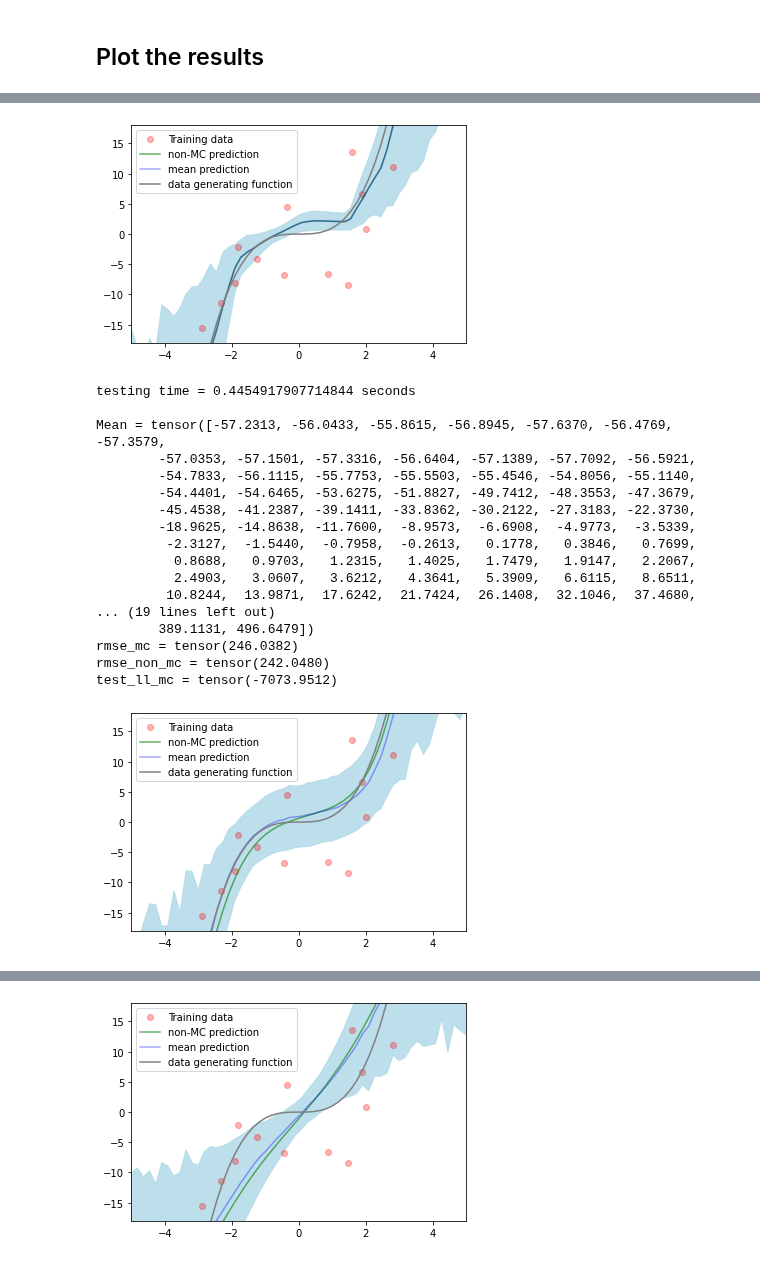
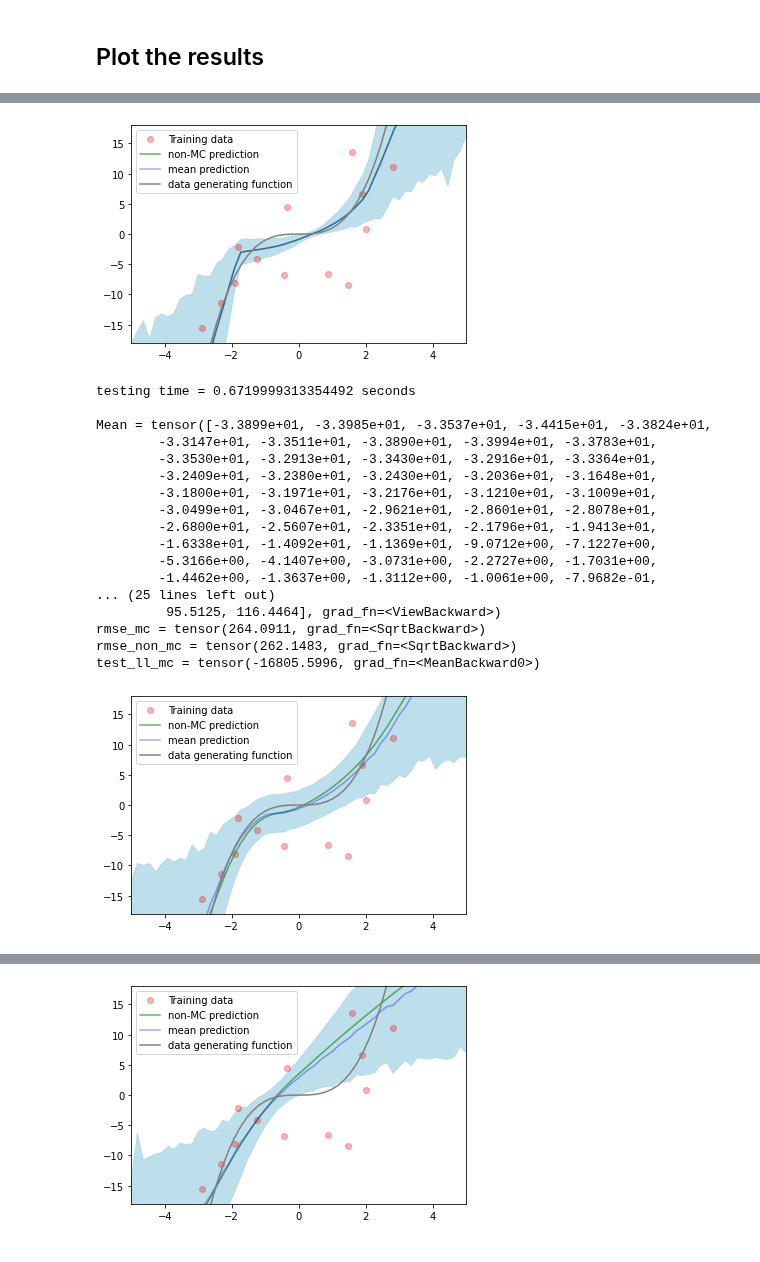
Before and after one commit to ronaldseoh/bayesian-dl-experiments, a Jupyter notebook: experiment_comparison_toy.ipynb, the cells around one changed output, grey strips where cells are left out. Drawn from its saved outputs; the diff is of its cells as text; code cells hidden in the pictures.

Commit message:
test_results/comparison_toy: testing heteroscedastic noise loss function

```diff
--- a/experiment_comparison_toy.ipynb
+++ b/experiment_comparison_toy.ipynb
@@ -137,7 +137,7 @@ dropout_rate = 0.1
 length_scale = 1e-2
 
 # tau
-tau = 0.25
+tau = 0.50
 
 # reg strength
 reg_strength = utils.reg_strength(dropout_rate, length_scale, dataset_toy_size, tau)
@@ -145,13 +145,13 @@ reg_strength = utils.reg_strength(dropout_rate, length_scale, dataset_toy_size,
 print('reg_strength = ' + str(reg_strength))
 
 # Epochs
-n_epochs = 4000
+n_epochs = 10000
 
 # Optimizer learning rate
 learning_rate = 0.001
 
 # Loss function type
-loss_function_type = 'mse_loss'
+loss_function_type = 'log_gaussian_loss'
 
 # Number of test predictions (for each data point)
 n_predictions = 1000
@@ -225,6 +225,7 @@ if do_mc_dropout:
         n_hidden=0,
         dropout_rate=dropout_rate,
         dropout_type='bernoulli',
+        learn_hetero=True,
     )
 
     uncertainty_methods['mc_dropout_tanh'] = models.FCNet(
@@ -235,6 +236,7 @@ if do_mc_dropout:
         dropout_rate=dropout_rate,
         dropout_type='bernoulli',
         nonlinear_type='tanh',
+        learn_hetero=True,
     )
 
     uncertainty_methods['mc_dropout_sigmoid'] = models.FCNet(
@@ -245,6 +247,7 @@ if do_mc_dropout:
         dropout_rate=dropout_rate,
         dropout_type='bernoulli',
         nonlinear_type='sigmoid',
+        learn_hetero=True,
     )
 
 # Vanilla Variational Inference
@@ -307,9 +310,6 @@ for key, network in uncertainty_methods.items():
             lr=learning_rate,
             weight_decay=reg_strength, # L2 regularization
         )
-
-        # Mean Squared Error for loss function to minimize
-        objective = torch.nn.MSELoss()
 
     elif isinstance(network, models.FCNetPyro):
         # Clear everything in Pyro parameter storage
@@ -365,9 +365,13 @@ for key, network in uncertainty_methods.items():
                     optimizer.zero_grad()
 
                     # forward + backward + optimize
-                    outputs = network(inputs)
+                    outputs, noise = network(inputs)
 
-                    total_loss = objective(outputs, targets)
+                    # Mean Squared Error for loss function to minimize
+                    if loss_function_type == 'mse_loss':
+                        total_loss = torch.nn.MSELoss(outputs, targets)
+                    elif loss_function_type == 'log_gaussian_loss':
+                        total_loss = utils.log_gaussian_loss(outputs, targets, noise.exp(), 1)
 
                     total_loss.backward()
 
@@ -450,7 +457,7 @@ for key, network in uncertainty_methods.items():
     # Record testing start time (for this split)
     tic_testing = time.time()
 
-    predictions_non_mc = network(X_test)
+    predictions_non_mc, _ = network(X_test)
 
     predictions, mean, var, metrics = network.predict_dist(
         X_test, n_predictions,
@@ -535,19 +542,19 @@ test_ll_mc = tensor(-4312.3398)
-[figure, old version]
+[figure, new version]
-testing time = 0.4454917907714844 seconds
+testing time = 0.6719999313354492 seconds
 
-Mean = tensor([-57.2313, -56.0433, -55.8615, -56.8945, -57.6370, -56.4769, -57.3579,
-        -57.0353, -57.1501, -57.3316, -56.6404, -57.1389, -57.7092, -56.5921,
-        -54.7833, -56.1115, -55.7753, -55.5503, -55.4546, -54.8056, -55.1140,
-        -54.4401, -54.6465, -53.6275, -51.8827, -49.7412, -48.3553, -47.3679,
-        -45.4538, -41.2387, -39.1411, -33.8362, -30.2122, -27.3183, -22.3730,
-        -18.9625, -14.8638, -11.7600,  -8.9573,  -6.6908,  -4.9773,  -3.5339,
-         -2.3127,  -1.5440,  -0.7958,  -0.2613,   0.1778,   0.3846,   0.7699,
-          0.8688,   0.9703,   1.2315,   1.4025,   1.7479,   1.9147,   2.2067,
-          2.4903,   3.0607,   3.6212,   4.3641,   5.3909,   6.6115,   8.6511,
-         10.8244,  13.9871,  17.6242,  21.7424,  26.1408,  32.1046,  37.4680,
-... (19 lines left out)
-        389.1131, 496.6479])
-rmse_mc = tensor(246.0382)
-rmse_non_mc = tensor(242.0480)
-test_ll_mc = tensor(-7073.9512)
+Mean = tensor([-3.3899e+01, -3.3985e+01, -3.3537e+01, -3.4415e+01, -3.3824e+01,
+        -3.3147e+01, -3.3511e+01, -3.3890e+01, -3.3994e+01, -3.3783e+01,
+        -3.3530e+01, -3.2913e+01, -3.3430e+01, -3.2916e+01, -3.3364e+01,
+        -3.2409e+01, -3.2380e+01, -3.2430e+01, -3.2036e+01, -3.1648e+01,
+        -3.1800e+01, -3.1971e+01, -3.2176e+01, -3.1210e+01, -3.1009e+01,
+        -3.0499e+01, -3.0467e+01, -2.9621e+01, -2.8601e+01, -2.8078e+01,
+        -2.6800e+01, -2.5607e+01, -2.3351e+01, -2.1796e+01, -1.9413e+01,
+        -1.6338e+01, -1.4092e+01, -1.1369e+01, -9.0712e+00, -7.1227e+00,
+        -5.3166e+00, -4.1407e+00, -3.0731e+00, -2.2727e+00, -1.7031e+00,
+        -1.4462e+00, -1.3637e+00, -1.3112e+00, -1.0061e+00, -7.9682e-01,
+... (25 lines left out)
+         95.5125, 116.4464], grad_fn=<ViewBackward>)
+rmse_mc = tensor(264.0911, grad_fn=<SqrtBackward>)
+rmse_non_mc = tensor(262.1483, grad_fn=<SqrtBackward>)
+test_ll_mc = tensor(-16805.5996, grad_fn=<MeanBackward0>)
-[figure, old version]
+[figure, new version]
@@ -571 +578 @@ test_ll_mc = tensor(-7783.1465)
-[figure, old version]
+[figure, new version]
```
Also changed, not shown: parts of 3 cells of this notebook, 9 other files.
